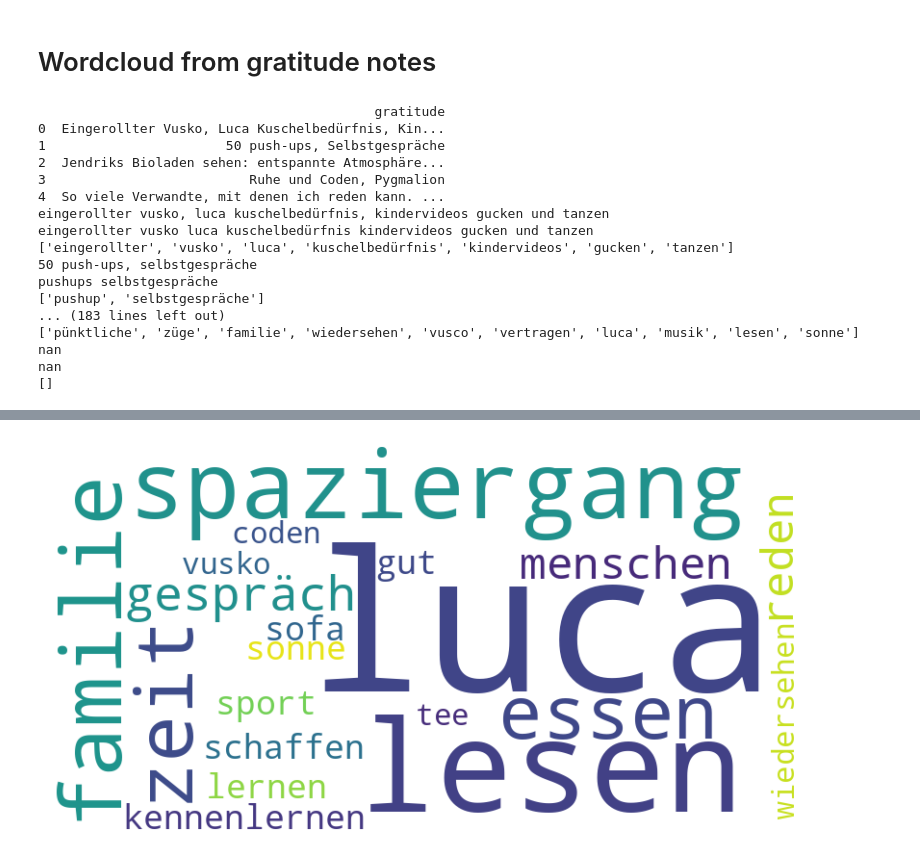
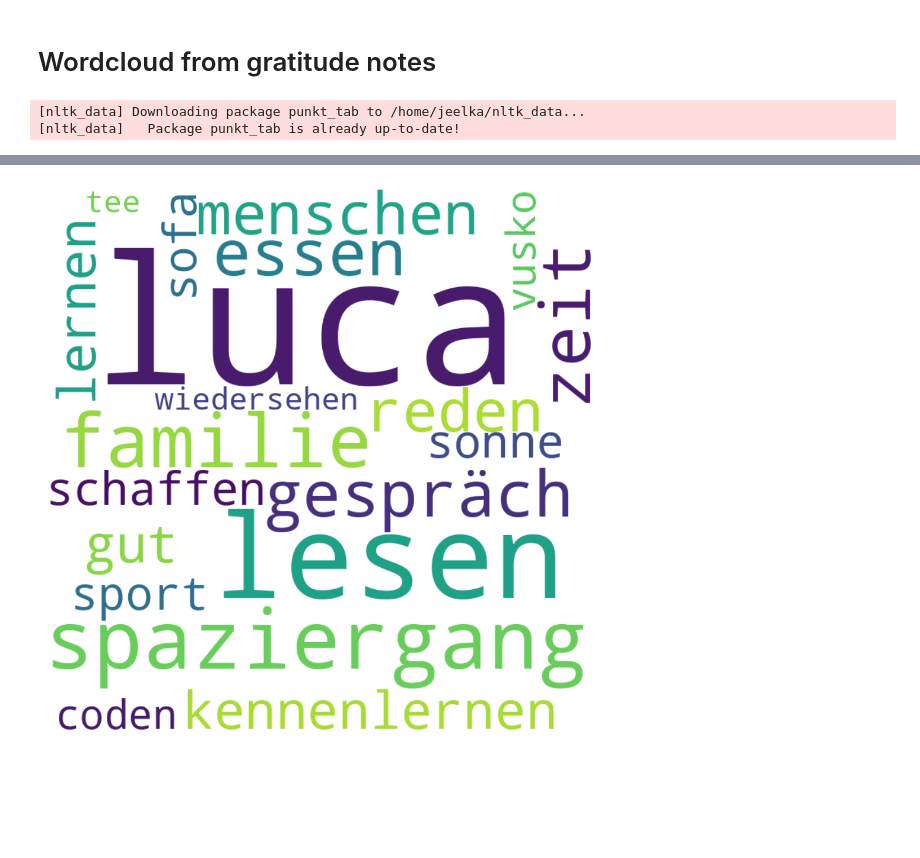
Before and after one commit to saurluca/scipy, a Jupyter notebook: start.ipynb, the cells around one changed output, grey strips where cells are left out. Saved outputs shown, nothing was run; the diff lists cells and outputs as text; code cells hidden in the pictures; blank space fills up the shorter version.

```diff
--- a/start.ipynb
+++ b/start.ipynb
@@ -550,26 +486,19 @@ To be fair, the data is very simple and only has this linear relationship, so it
 # %% [markdown]
 # Wordcloud from gratitude notes
 # %%
-import pandas as pd
-import numpy as np
-import matplotlib.pyplot as plt
 import nltk
 import re
-
 from nltk import WordNetLemmatizer
 from nltk.corpus import stopwords
-from numpy.ma.core import indices
 from wordcloud import WordCloud
 nltk.download('punkt_tab')
 
-
+# Start with defining all functions for pre-processing
 def rm_special_char(text):
-    print(text)
     text = re.sub(r'\\n', ' ', text)
     text = re.sub(r'[^a-z^ä^ü^ö^ß^é(\s]', '', text) #using regex to remove all characters that are non-numeric and not a lower case letter and not a space by replacing with ''
     text = re.sub(r'lucas', 'luca', text)
     text = text.strip()
-    print(text)
     return text
 
 def tokenize(text):
@@ -597,18 +526,8 @@ def preprocess(text):
     text = tokenize(text)
     text = lemmatize(text)
     text = rm_stopwords(text)
-    print(text)
     return text
 
-def barchart_words(word_counts, num_words_to_diagram = 10):
-    mostfreqn = num_words_to_diagram
-    frequency = [y for (x, y) in word_counts][:mostfreqn]
-    word = [x for (x, y) in word_counts][:mostfreqn]
-    indices = np.arange(len(word_counts[:mostfreqn]))
-    plt.bar(indices, frequency, color='r')
-    plt.xticks(indices, word, rotation='vertical')
-    plt.tight_layout()
-    plt.show()
 
 def wordcloud_words(word_counts, num_words_to_diagram = 20):
     word_counts_top_words = word_counts[:num_words_to_diagram]
@@ -616,20 +535,20 @@ def wordcloud_words(word_counts, num_words_to_diagram = 20):
     word_count_dict = {word: count for word, count in word_counts_top_words}
 
     # Create a WordCloud object
-    wordcloud = WordCloud(width=800, height=400, background_color='white')
+    wordcloud = WordCloud(width=800, height=800, background_color='white')
 
     # Generate the word cloud
     wordcloud.generate_from_frequencies(word_count_dict)
 
     # Display the word cloud using matplotlib
-    plt.figure(figsize=(10, 5))
+    plt.figure(figsize=(12, 12))
     plt.imshow(wordcloud, interpolation='bilinear')
 
     plt.axis("off")
     plt.show()
 
 df = pd.read_csv('data/gratitude_entries-2025-02-17_jeelka.csv')
-print(df.head())
+
 preprocessed_entries = [preprocess(entry) for entry in df[('gratitude')]]
 preprocessed_entries_flat = [word for lst in preprocessed_entries for word in lst]
 word_count = nltk.FreqDist(preprocessed_entries_flat)
@@ -637,20 +556,5 @@ word_count_top_words = word_count.most_common(1000)
 # barchart_words(word_count_top_words, 20)
 wordcloud_words(word_count_top_words, 20)
 # %% [output]
-                                           gratitude
-0  Eingerollter Vusko, Luca Kuschelbedürfnis, Kin...
-1                       50 push-ups, Selbstgespräche
-2  Jendriks Bioladen sehen: entspannte Atmosphäre...
-3                          Ruhe und Coden, Pygmalion
-4  So viele Verwandte, mit denen ich reden kann. ...
-eingerollter vusko, luca kuschelbedürfnis, kindervideos gucken und tanzen
-eingerollter vusko luca kuschelbedürfnis kindervideos gucken und tanzen
-['eingerollter', 'vusko', 'luca', 'kuschelbedürfnis', 'kindervideos', 'gucken', 'tanzen']
-50 push-ups, selbstgespräche
-pushups selbstgespräche
-['pushup', 'selbstgespräche']
-... (183 lines left out)
-['pünktliche', 'züge', 'familie', 'wiedersehen', 'vusco', 'vertragen', 'luca', 'musik', 'lesen', 'sonne']
-nan
-nan
-[]
+[nltk_data] Downloading package punkt_tab to /home/jeelka/nltk_data...
+[nltk_data]   Package punkt_tab is already up-to-date!
@@ -659 +561 @@ nan
-[figure, old version]
+[figure, new version]
```
Also changed, not shown: parts of 7 cells of this notebook, 2 other files.
